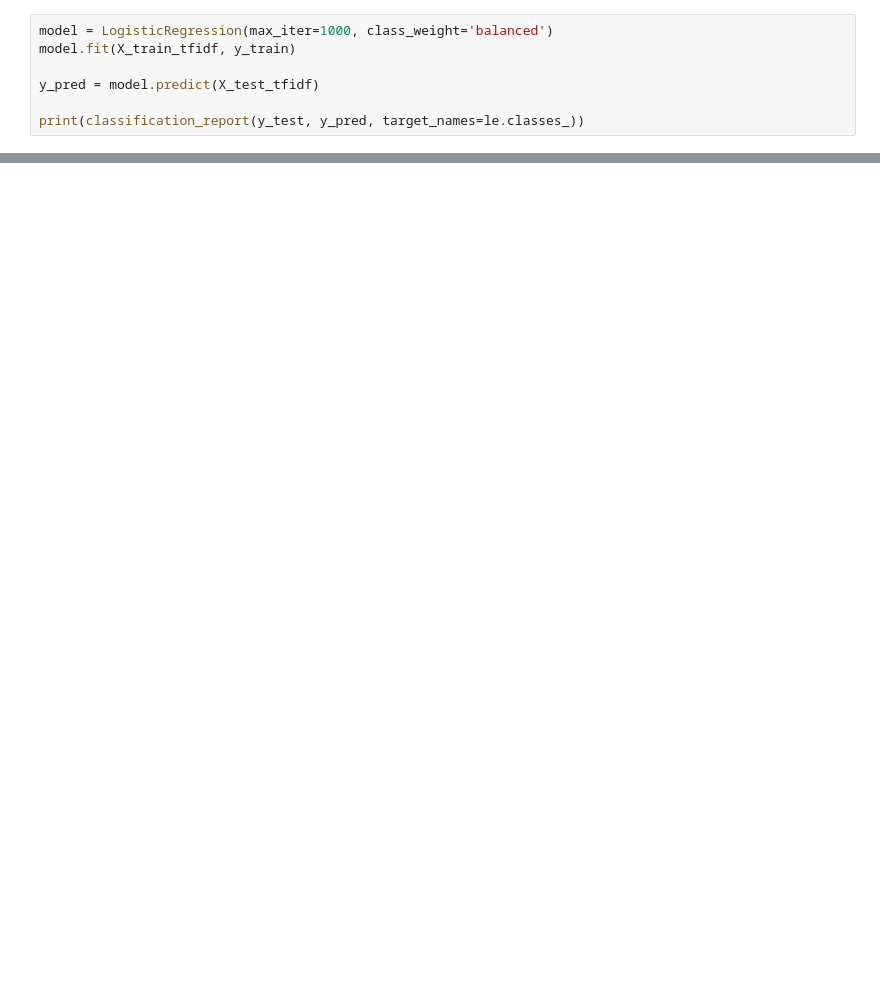
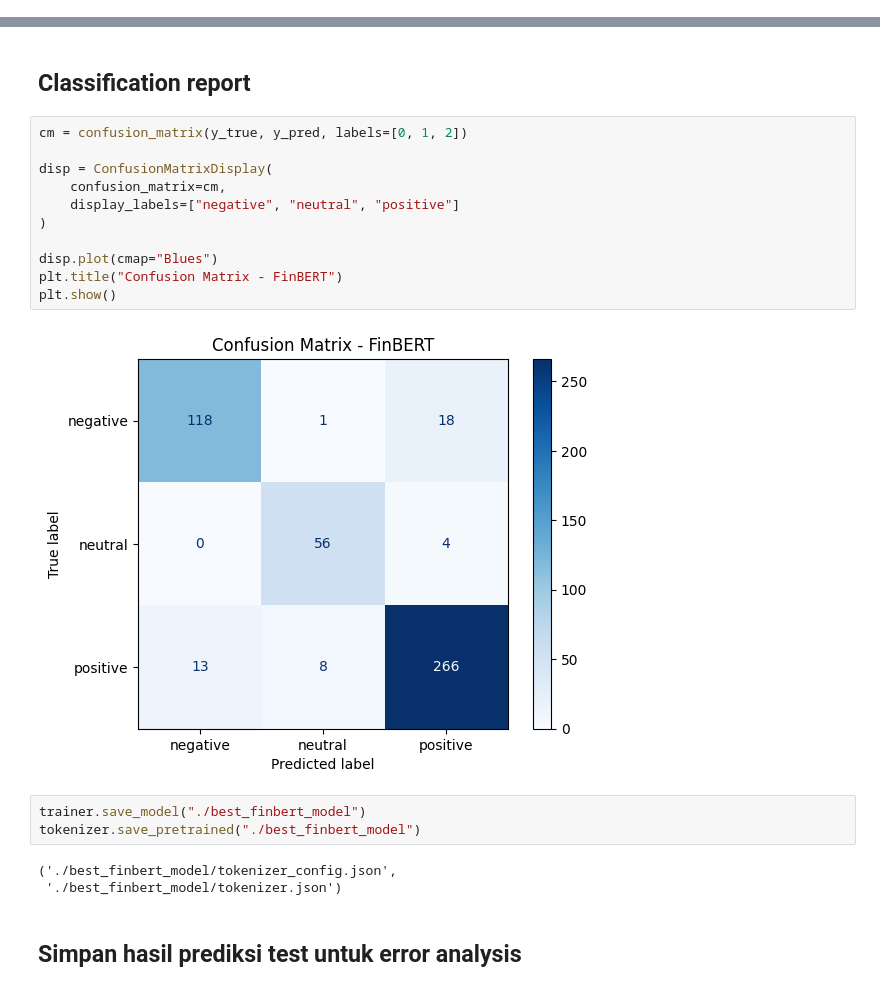
Before and after one commit to Riskyduha/Natural-Language-Processing, a Jupyter notebook: main.ipynb, the cells around one changed output, grey strips where cells are left out. Saved outputs shown, nothing was run; the diff lists cells and outputs as text; blank space fills up the shorter version.

```diff
--- a/main.ipynb
+++ b/main.ipynb
@@ -172,7 +0,0 @@ class_weight = dict(zip(classes, weights))
-# %%
-model = LogisticRegression(max_iter=1000, class_weight='balanced')
-model.fit(X_train_tfidf, y_train)
-
-y_pred = model.predict(X_test_tfidf)
-
-print(classification_report(y_test, y_pred, target_names=le.classes_))
@@ -220,0 +262,23 @@ weighted avg       0.74      0.74      0.73       658
+# %% [markdown]
+## Classification report
+# %%
+cm = confusion_matrix(y_true, y_pred, labels=[0, 1, 2])
+
+disp = ConfusionMatrixDisplay(
+    confusion_matrix=cm,
+    display_labels=["negative", "neutral", "positive"]
+)
+
+disp.plot(cmap="Blues")
+plt.title("Confusion Matrix - FinBERT")
+plt.show()
+# %% [output]
+[figure, added]
+# %%
+trainer.save_model("./best_finbert_model")
+tokenizer.save_pretrained("./best_finbert_model")
+# %% [output]
+('./best_finbert_model/tokenizer_config.json',
+ './best_finbert_model/tokenizer.json')
+# %% [markdown]
+## Simpan hasil prediksi test untuk error analysis
```
Also changed, not shown: parts of 53 cells of this notebook, 20 other files.
